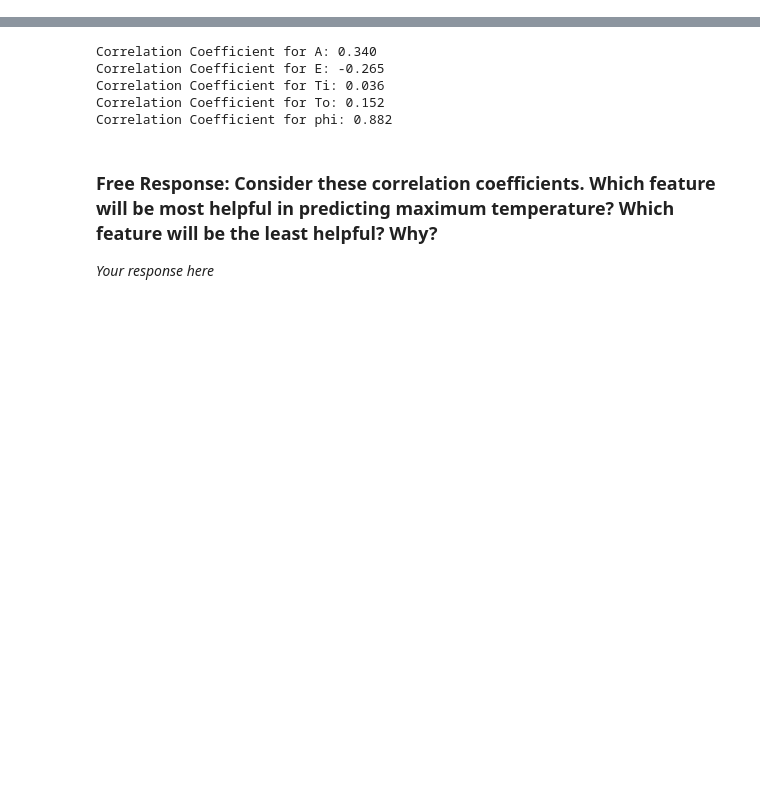
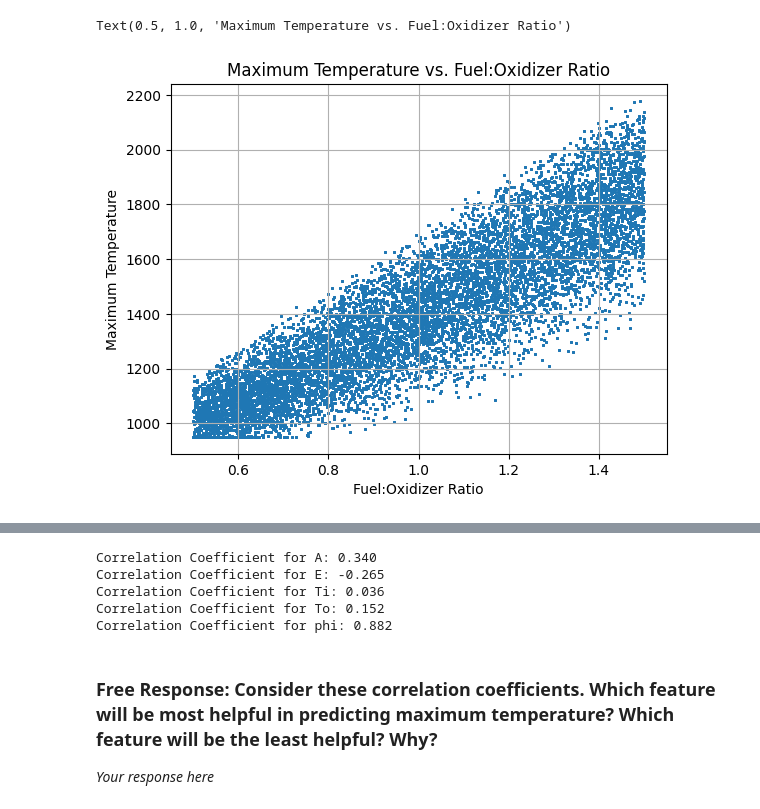
Before and after one commit to elizqian/ae-ml-dev, a Jupyter notebook: homeworks/homework1/Homework1_sol.ipynb, the cells around one changed output, grey strips where cells are left out. Cells and saved outputs as stored; diff of their text form; code cells hidden in the pictures; blank space fills up the shorter version.

```diff
--- a/homeworks/homework1/Homework1_sol.ipynb
+++ b/homeworks/homework1/Homework1_sol.ipynb
@@ -70,0 +95,15 @@ We are interested in how much each feature is correlated with our output-of-inte
+# %%
+# 1.) Import the pyplot package from matploblib and name it 'plt'
+import matplotlib.pyplot as plt
+
+# 2.) Plot a scatterplot visualizing the relationship between the Fuel:Oxidizer Ratio and Maximum Temperature values
+plt.scatter(X_df['phi'], Y_df['T_max'], s = 0.5)
+
+# 3.) Add a grid, axes labels and a title to the plot
+plt.grid()
+plt.xlabel("Fuel:Oxidizer Ratio")
+plt.ylabel("Maximum Temperature")
+plt.title("Maximum Temperature vs. Fuel:Oxidizer Ratio")
+# %% [output]
+Text(0.5, 1.0, 'Maximum Temperature vs. Fuel:Oxidizer Ratio')
+[figure, added]
```
Also changed, not shown: parts of 24 cells of this notebook, 1 other file.
